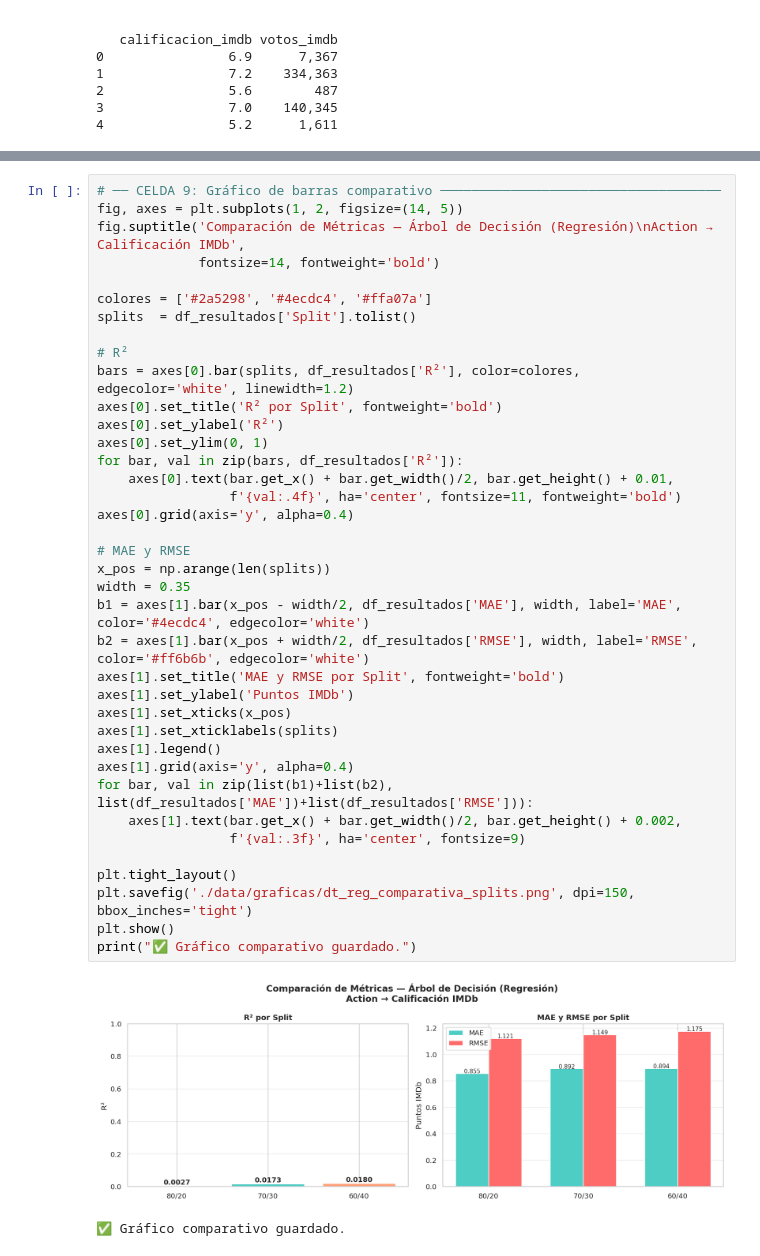
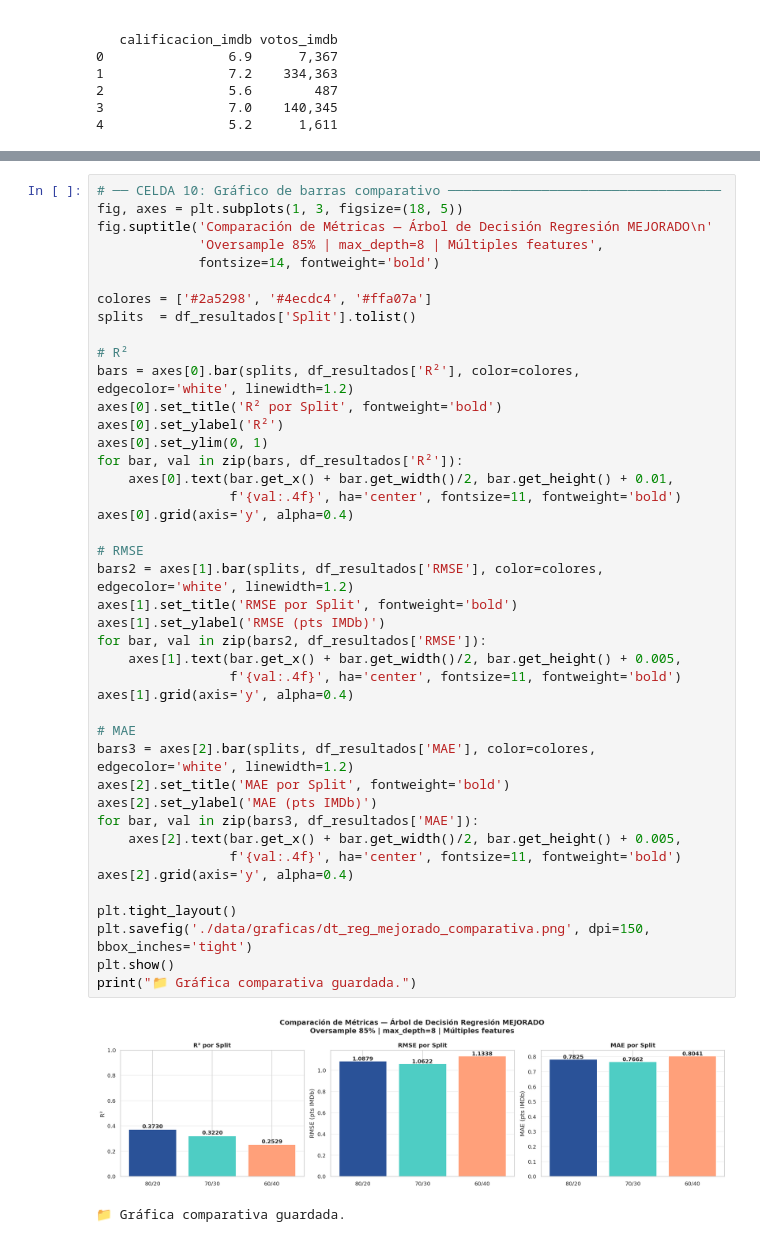
Before and after one commit to SantiagoPlazas2005/Grupo6_Plazas_Ordo-ez, a Jupyter notebook: notebooks/arbol_decision_regresion_peliculas.ipynb, the cells around one changed output, grey strips where cells are left out. Drawn from its saved outputs; the diff is of its cells as text.

```diff
--- a/notebooks/arbol_decision_regresion_peliculas.ipynb
+++ b/notebooks/arbol_decision_regresion_peliculas.ipynb
@@ -344,41 +450,45 @@ Split  Train %  Test %     R²    MSE   RMSE    MAE
 # %%
-# ── CELDA 9: Gráfico de barras comparativo ────────────────────────────────────
-fig, axes = plt.subplots(1, 2, figsize=(14, 5))
-fig.suptitle('Comparación de Métricas — Árbol de Decisión (Regresión)\nAction → Calificación IMDb',
+# ── CELDA 10: Gráfico de barras comparativo ───────────────────────────────────
+fig, axes = plt.subplots(1, 3, figsize=(18, 5))
+fig.suptitle('Comparación de Métricas — Árbol de Decisión Regresión MEJORADO\n'
+             'Oversample 85% | max_depth=8 | Múltiples features',
              fontsize=14, fontweight='bold')
 
 colores = ['#2a5298', '#4ecdc4', '#ffa07a']
 splits  = df_resultados['Split'].tolist()
 
 # R²
 bars = axes[0].bar(splits, df_resultados['R²'], color=colores, edgecolor='white', linewidth=1.2)
 axes[0].set_title('R² por Split', fontweight='bold')
 axes[0].set_ylabel('R²')
 axes[0].set_ylim(0, 1)
 for bar, val in zip(bars, df_resultados['R²']):
     axes[0].text(bar.get_x() + bar.get_width()/2, bar.get_height() + 0.01,
                  f'{val:.4f}', ha='center', fontsize=11, fontweight='bold')
 axes[0].grid(axis='y', alpha=0.4)
 
-# MAE y RMSE
-x_pos = np.arange(len(splits))
-width = 0.35
-b1 = axes[1].bar(x_pos - width/2, df_resultados['MAE'], width, label='MAE', color='#4ecdc4', edgecolor='white')
-b2 = axes[1].bar(x_pos + width/2, df_resultados['RMSE'], width, label='RMSE', color='#ff6b6b', edgecolor='white')
-axes[1].set_title('MAE y RMSE por Split', fontweight='bold')
-axes[1].set_ylabel('Puntos IMDb')
-axes[1].set_xticks(x_pos)
-axes[1].set_xticklabels(splits)
-axes[1].legend()
+# RMSE
+bars2 = axes[1].bar(splits, df_resultados['RMSE'], color=colores, edgecolor='white', linewidth=1.2)
+axes[1].set_title('RMSE por Split', fontweight='bold')
+axes[1].set_ylabel('RMSE (pts IMDb)')
+for bar, val in zip(bars2, df_resultados['RMSE']):
+    axes[1].text(bar.get_x() + bar.get_width()/2, bar.get_height() + 0.005,
+                 f'{val:.4f}', ha='center', fontsize=11, fontweight='bold')
 axes[1].grid(axis='y', alpha=0.4)
-for bar, val in zip(list(b1)+list(b2), list(df_resultados['MAE'])+list(df_resultados['RMSE'])):
-    axes[1].text(bar.get_x() + bar.get_width()/2, bar.get_height() + 0.002,
-                 f'{val:.3f}', ha='center', fontsize=9)
+
+# MAE
+bars3 = axes[2].bar(splits, df_resultados['MAE'], color=colores, edgecolor='white', linewidth=1.2)
+axes[2].set_title('MAE por Split', fontweight='bold')
+axes[2].set_ylabel('MAE (pts IMDb)')
+for bar, val in zip(bars3, df_resultados['MAE']):
+    axes[2].text(bar.get_x() + bar.get_width()/2, bar.get_height() + 0.005,
+                 f'{val:.4f}', ha='center', fontsize=11, fontweight='bold')
+axes[2].grid(axis='y', alpha=0.4)
 
 plt.tight_layout()
-plt.savefig('./data/graficas/dt_reg_comparativa_splits.png', dpi=150, bbox_inches='tight')
+plt.savefig('./data/graficas/dt_reg_mejorado_comparativa.png', dpi=150, bbox_inches='tight')
 plt.show()
-print("✅ Gráfico comparativo guardado.")
+print("📁 Gráfica comparativa guardada.")
 # %% [output]
-[figure, old version]
+[figure, new version]
-✅ Gráfico comparativo guardado.
+📁 Gráfica comparativa guardada.
```
Also changed, not shown: parts of 28 cells of this notebook, 19 other files.
